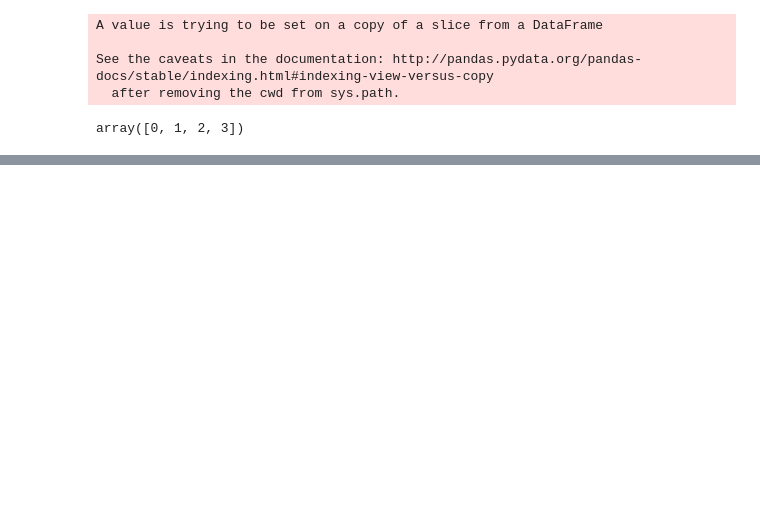
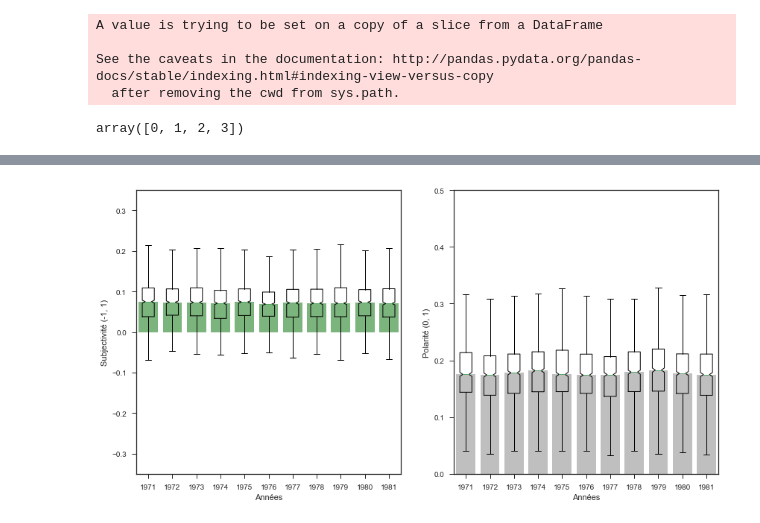
Before and after one commit to RPetitpierre/letemps_archive_opep, a Jupyter notebook: Sentiment_&_TTK.ipynb, the cells around one changed output, grey strips where cells are left out. Drawn from its saved outputs; the diff is of its cells as text; code cells hidden in the pictures; blank space fills up the shorter version.

```diff
--- a/Sentiment_&_TTK.ipynb
+++ b/Sentiment_&_TTK.ipynb
@@ -220,0 +276,42 @@ plt.show()
+# %%
+subjectivity, polarity = [], []
+median_subj, median_pol = [], []
+
+for year in years:
+    distribution = np.random.uniform(0, len(df_corpus[df_corpus['year'] == year]) - 1, 1000).astype('int')
+
+    subjectivity_, polarity_ = [], []
+
+    for i in distribution:
+        blob = TextBlob(df_corpus['text'][i], pos_tagger=PatternTagger(), analyzer=PatternAnalyzer()).sentiment
+        subjectivity_.append(blob[0])
+        polarity_.append(blob[1])
+
+    subjectivity.append(subjectivity_)
+    polarity.append(polarity_)
+    median_subj.append(np.median(subjectivity_))
+    median_pol.append(np.median(polarity_))
+# %%
+f, (ax1, ax2) = plt.subplots(1, 2)
+
+ax1.bar(np.arange(len(years))+1, median_subj, color = '#7CB47D')
+ax1.boxplot(subjectivity, notch = True);
+
+ax2.bar(np.arange(len(years))+1, median_pol, color = '#BFBFBF')
+ax2.boxplot(polarity, notch = True);
+
+ax1.set_ylim((-0.35, 0.35))
+ax2.set_ylim((0, 0.5))
+
+ax1.set_ylabel('Subjectivité (-1, 1)')
+ax2.set_ylabel('Polarité (0, 1)')
+
+ax1.set_xlabel('Années')
+ax2.set_xlabel('Années')
+
+ax1.set_xticklabels(years)
+ax2.set_xticklabels(years)
+
+plt.show();
+# %% [output]
+[figure, added]
```
Also changed, not shown: parts of 15 cells of this notebook.
